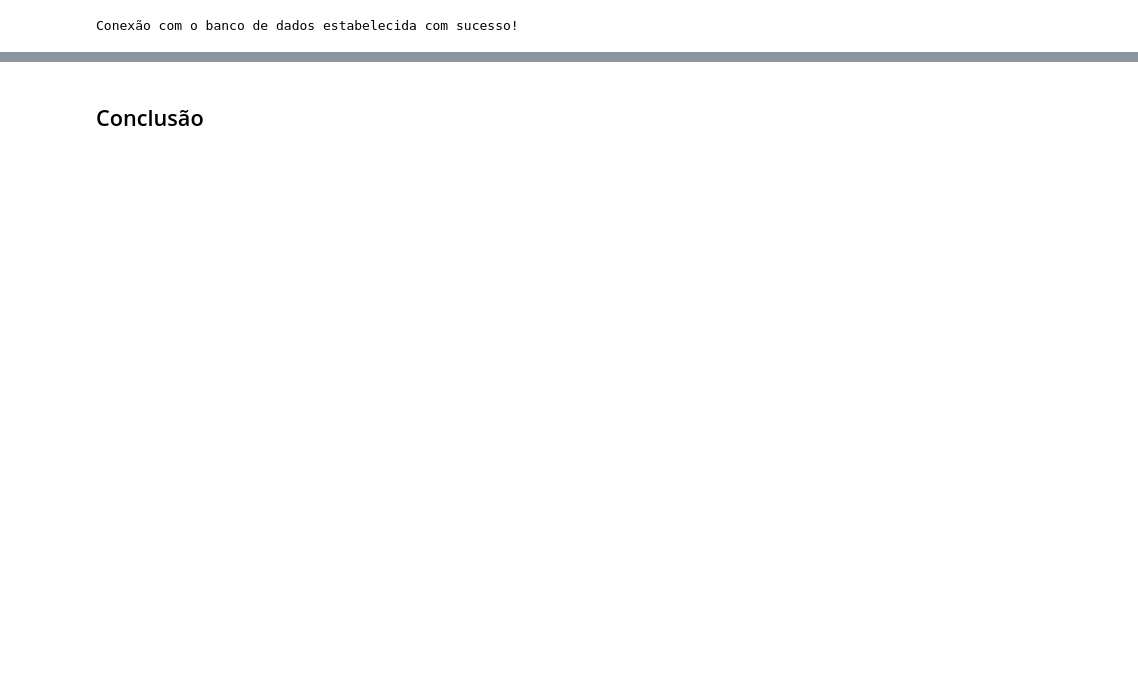
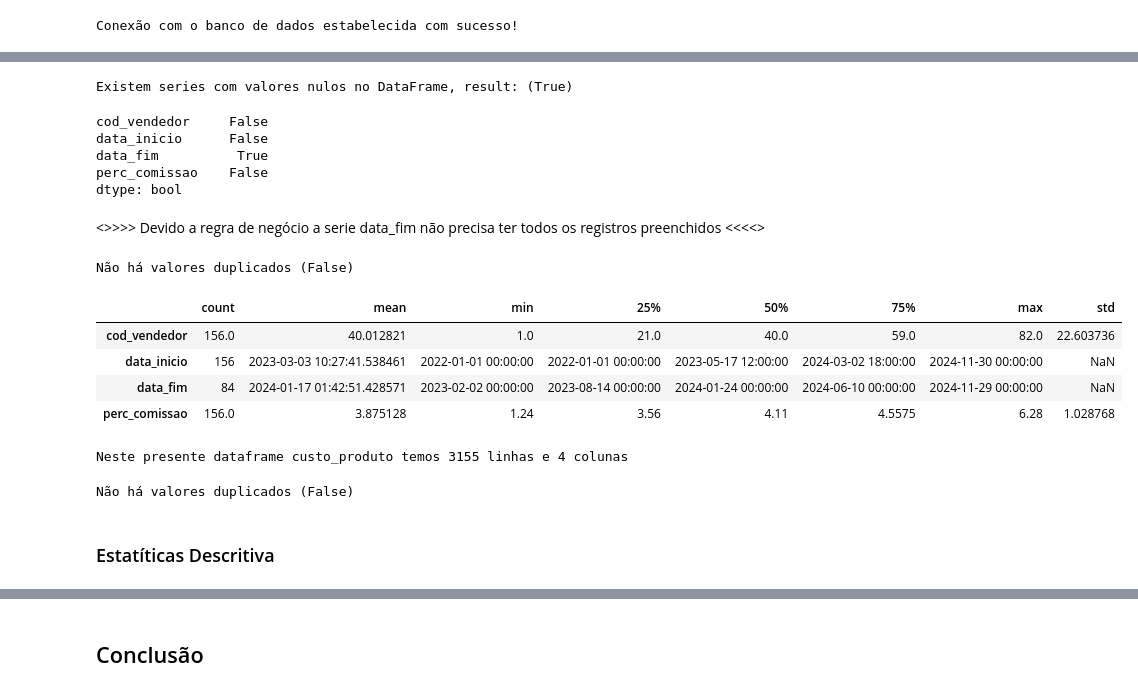
Before and after one commit to ramonbarrbosa/farmaVida, a Jupyter notebook: scripts/EDA.ipynb, the cells around one changed output, grey strips where cells are left out. Cells and saved outputs as stored; diff of their text form; code cells hidden in the pictures; blank space fills up the shorter version.

```diff
--- a/scripts/EDA.ipynb
+++ b/scripts/EDA.ipynb
@@ -122,0 +106,11 @@ con.close()
+# %%
+df_cidades = pd.read_csv('../csv/cidades.csv', sep=';') #pd.DataFrame(cur.execute('select * from cidades').fetchall(), columns=[i[0] for i in cur.description])
+df_clientes = pd.read_csv('../csv/clientes.csv', sep=';') #pd.DataFrame(cur.execute('select * from clientes').fetchall(), columns=[i[0] for i in cur.description])
+df_comissoes = pd.read_csv('../csv/comissoes.csv', sep=';') #pd.DataFrame(cur.execute('select * from comissoes').fetchall(), columns=[i[0] for i in cur.description])
+df_custo_produto = pd.read_csv('../csv/custo_produto.csv', sep=';') #pd.DataFrame(cur.execute('select * from custo_produto').fetchall(), columns=[i[0] for i in cur.description])
+df_devolucoes = pd.read_csv('../csv/devolucoes.csv', sep=';') #pd.DataFrame(cur.execute('select * from devolucoes').fetchall(), columns=[i[0] for i in cur.description])
+df_lojas = pd.read_csv('../csv/lojas.csv', sep=';') #pd.DataFrame(cur.execute('select * from lojas').fetchall(), columns=[i[0] for i in cur.description])
+df_metas_vendedor = pd.read_csv('../csv/metas_vendedor.csv', sep=';') #pd.DataFrame(cur.execute('select * from metas_vendedor').fetchall(), columns=[i[0] for i in cur.description])
+df_produtos = pd.read_csv('../csv/produtos.csv', sep=';') #pd.DataFrame(cur.execute('select * from produtos').fetchall(), columns=[i[0] for i in cur.description])
+df_vendas = pd.read_csv('../csv/vendas.csv', sep=';') #pd.DataFrame(cur.execute('select * from vendas').fetchall(), columns=[i[0] for i in cur.description])
+df_vendedores = pd.read_csv('../csv/vendedores.csv', sep=';') #pd.DataFrame(cur.execute('select * from vendedores').fetchall(), columns=[i[0] for i in cur.description])
@@ -122,0 +164,12 @@ con.close()
+# %%
+# Corrigindo a tipagem de dados
+df_clientes['data_cadastro'] = pd.to_datetime(df_clientes['data_cadastro'], format='%Y-%m-%d')
+df_comissoes['data_inicio'] = pd.to_datetime(df_comissoes['data_inicio'], format='%Y-%m-%d')
+df_comissoes['data_fim'] = pd.to_datetime(df_comissoes['data_fim'], format='%Y-%m-%d')
+df_devolucoes['data_devolucao'] = pd.to_datetime(df_devolucoes['data_devolucao'], format='%Y-%m-%d')
+df_lojas['data_inauguracao'] = pd.to_datetime(df_lojas['data_inauguracao'], format='%Y-%m-%d')
+df_lojas['data_encerramento'] = pd.to_datetime(df_lojas['data_encerramento'], format='%Y-%m-%d')
+df_vendas['data_venda'] = pd.to_datetime(df_vendas['data_venda'], format = '%Y-%m-%d')
+df_vendedores['data_admissao'] = pd.to_datetime(df_vendedores['data_admissao'], format = '%Y-%m-%d')
+df_vendedores['data_desligamento'] = pd.to_datetime(df_vendedores['data_desligamento'], format = '%Y-%m-%d')
+# df_custo_produto['cod_produto_ref'] = df_custo_produto['cod_produto_ref'].astype('Int64')
@@ -122,0 +316,3 @@ con.close()
+# %%
+df_comissoes['data_inicio'] = pd.to_datetime(df_comissoes['data_inicio'], format='%Y-%m-%d')
+df_comissoes['data_fim'] = pd.to_datetime(df_comissoes['data_fim'], format='%Y-%m-%d')
@@ -122,0 +333,47 @@ con.close()
+# %%
+# Valores nulos
+result_null = df_comissoes.isnull().any().any()
+if result_null == True:
+    print(f'Existem series com valores nulos no DataFrame, result: ({result_null})')
+else:
+    print(f'Não há series com valores nulos no DataFrame, result: ({result_null})')
+# %% [output]
+Existem series com valores nulos no DataFrame, result: (True)
+# %%
+df_comissoes.isnull().any()
+# %% [output]
+cod_vendedor     False
+data_inicio      False
+data_fim          True
+perc_comissao    False
+dtype: bool
+# %% [markdown]
+<>>>> Devido a regra de negócio a serie data_fim não precisa ter todos os registros preenchidos <<<<>
+# %%
+# Valores Duplicados
+result = df_comissoes.duplicated().any()
+print(f'Não há valores duplicados ({result})')
+# %% [output]
+Não há valores duplicados (False)
+# %%
+# Estatística Descritiva
+df_comissoes.describe().T
+# %% [output]
+|  | count | mean | min | 25% | 50% | 75% | max | std |
+| cod_vendedor | 156.0 | 40.012821 | 1.0 | 21.0 | 40.0 | 59.0 | 82.0 | 22.603736 |
+| data_inicio | 156 | 2023-03-03 10:27:41.538461 | 2022-01-01 00:00:00 | 2022-01-01 00:00:00 | 2023-05-17 12:00:00 | 2024-03-02 18:00:00 | 2024-11-30 00:00:00 | NaN |
+| data_fim | 84 | 2024-01-17 01:42:51.428571 | 2023-02-02 00:00:00 | 2023-08-14 00:00:00 | 2024-01-24 00:00:00 | 2024-06-10 00:00:00 | 2024-11-29 00:00:00 | NaN |
+| perc_comissao | 156.0 | 3.875128 | 1.24 | 3.56 | 4.11 | 4.5575 | 6.28 | 1.028768 |
+# %%
+# Linhas e Colunas
+print(f'Neste presente dataframe {table[3]} temos {df_custo_produto.shape[0]} linhas e {df_custo_produto.shape[1]} colunas')
+# %% [output]
+Neste presente dataframe custo_produto temos 3155 linhas e 4 colunas
+# %%
+# Valores Duplicados
+result = df_custo_produto.duplicated().any()
+print(f'Não há valores duplicados ({result})')
+# %% [output]
+Não há valores duplicados (False)
+# %% [markdown]
+### Estatíticas Descritiva ###
```
Also changed, not shown: parts of 42 cells of this notebook.
